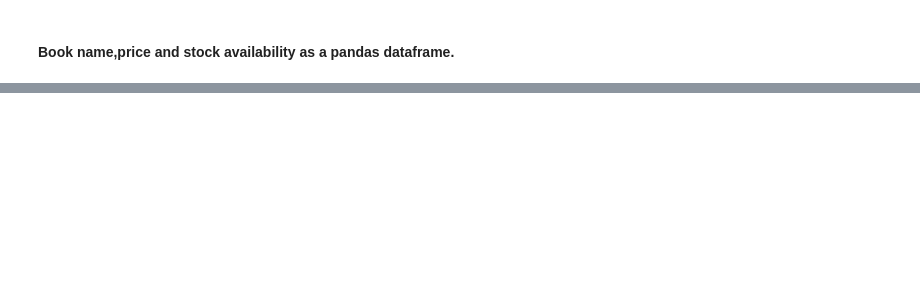
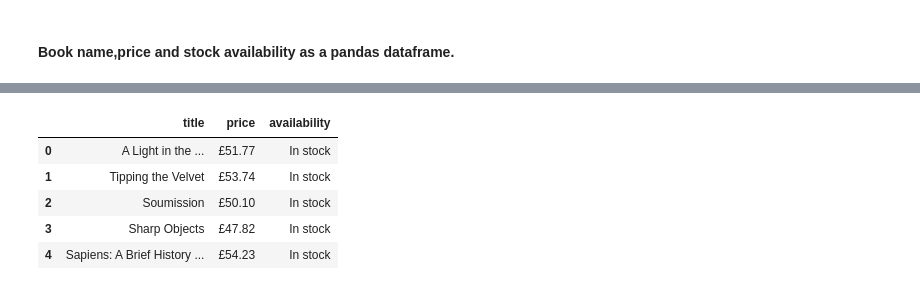
Before and after one commit to ta-datapt-bcn/lab-web-scraping, a Jupyter notebook: your-code/main.ipynb, the cells around one changed output, grey strips where cells are left out. Drawn from its saved outputs; the diff is of its cells as text; code cells hidden in the pictures; blank space fills up the shorter version.

```diff
--- a/your-code/main.ipynb
+++ b/your-code/main.ipynb
@@ -679,0 +736,6 @@ url = 'http://books.toscrape.com/'
+# %%
+### your code
+html = requests.get(url).content
+soup = BeautifulSoup(html,"lxml")
+books = soup.find_all('li', {'class': 'col-xs-6 col-sm-4 col-md-3 col-lg-3'})
+books
@@ -679,0 +760,7 @@ url = 'http://books.toscrape.com/'
+# %%
+b_tits = soup.find_all('h3')
+book_tits = [book.text.strip().split("title")[0] for book in b_tits]
+prices = soup.find_all('p', {'class': 'price_color'})
+b_prices = [price.text.strip().split("</p>")[0] for price in prices]
+stocks = soup.find_all('p', {'class': 'instock availability'})
+b_stocks = [stock.text.strip().split("</p>")[0] for stock in stocks]
@@ -679,0 +788,11 @@ url = 'http://books.toscrape.com/'
+# %%
+book = pd.DataFrame(list(zip(book_tits, b_prices, b_stocks)),
+                    columns =['title', 'price', 'availability'])
+book.head()
+# %% [output]
+|  | title | price | availability |
+| 0 | A Light in the ... | £51.77 | In stock |
+| 1 | Tipping the Velvet | £53.74 | In stock |
+| 2 | Soumission | £50.10 | In stock |
+| 3 | Sharp Objects | £47.82 | In stock |
+| 4 | Sapiens: A Brief History ... | £54.23 | In stock |
```
Also changed, not shown: parts of 14 cells of this notebook.
